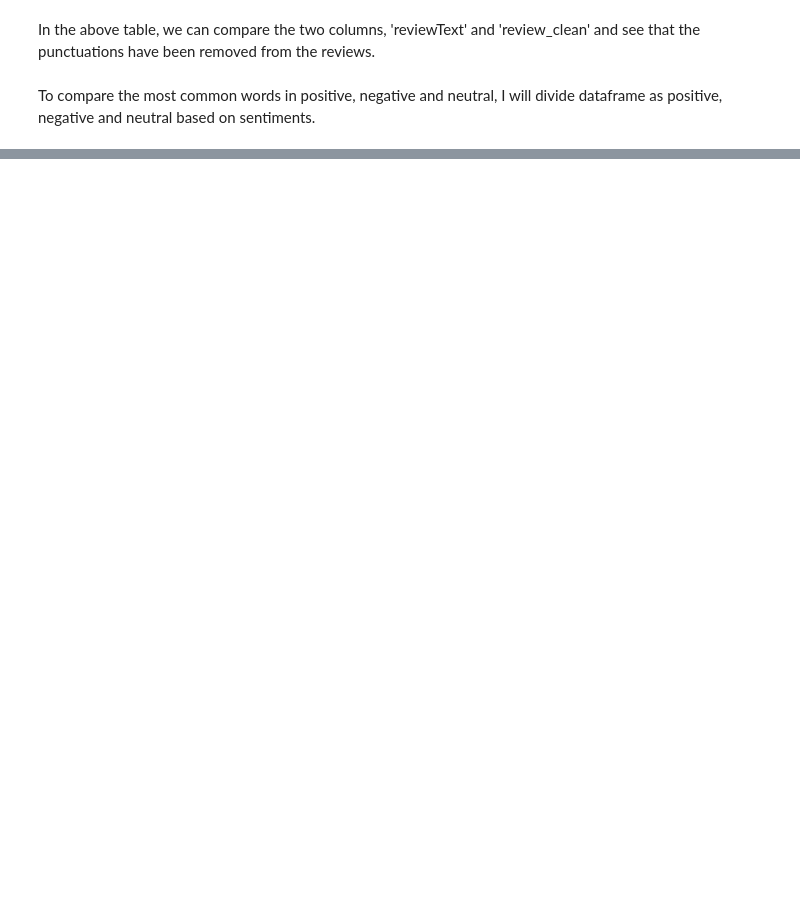
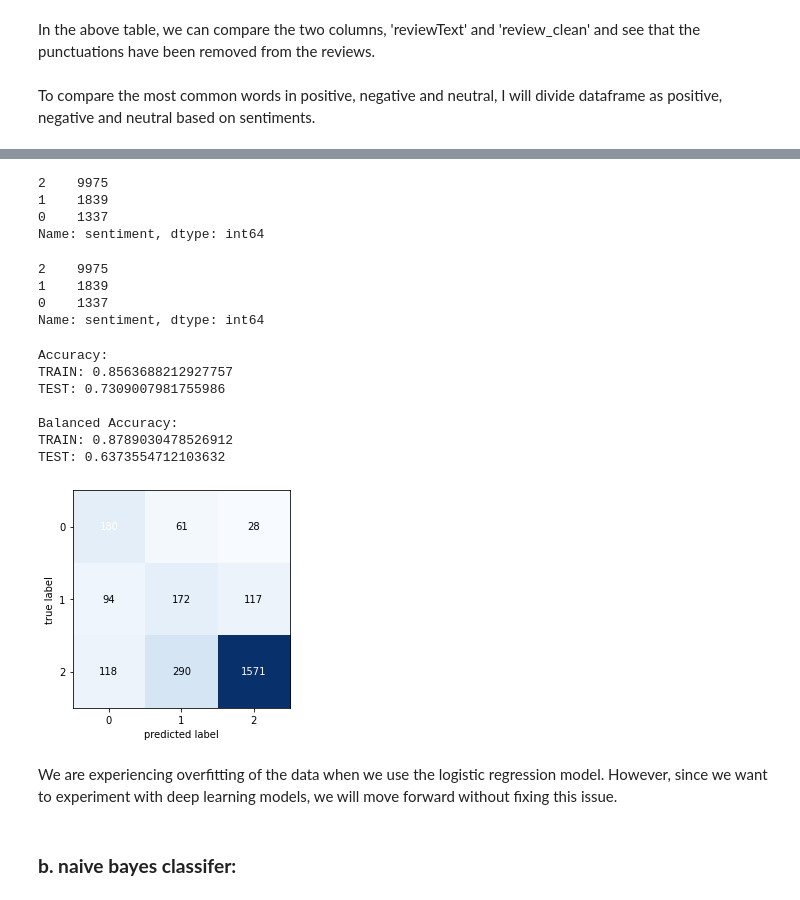
Before and after one commit to AnushkaGupta18/Sentimindle, a Jupyter notebook: Sentimindle.ipynb, the cells around one changed output, grey strips where cells are left out. Drawn from its saved outputs; the diff is of its cells as text; code cells hidden in the pictures; blank space fills up the shorter version.

```diff
--- a/Sentimindle.ipynb
+++ b/Sentimindle.ipynb
@@ -228,0 +241,7 @@ plt.tight_layout()
+# %%
+df['sentiment'].value_counts()
+# %% [output]
+2    9975
+1    1839
+0    1337
+Name: sentiment, dtype: int64
@@ -228,0 +252,62 @@ plt.tight_layout()
+# %%
+frames = [df_0, df_1, df_2]
+df_sampled = pd.concat(frames)
+# %%
+df_sampled['sentiment'].value_counts()
+# %% [output]
+2    9975
+1    1839
+0    1337
+Name: sentiment, dtype: int64
+# %%
+def logreg(df) :
+    #This function splits data to train and test, then vectorizes reviews and calculates results from LogReg.
+
+    #split train-test
+    X_train, X_test, y_train, y_test = train_test_split(df['review_clean'], df['sentiment'], test_size=0.2, random_state=42)
+
+    #define vectorizer and fit to data
+    word_vectorizer = TfidfVectorizer(sublinear_tf=True,strip_accents='unicode', analyzer='word',token_pattern=r'\w{1,}', stop_words='english', ngram_range=(1, 1),max_features=10000)
+
+    word_vectorizer.fit(df['review_clean'])
+
+    #train - test vectorized features
+    train_word_features = word_vectorizer.transform(X_train)
+    test_word_features = word_vectorizer.transform(X_test)
+
+    #choosing and fitting classifier
+    classifier = LogisticRegression(class_weight = "balanced", C=0.5, solver='sag')
+    classifier.fit(train_word_features, y_train)
+
+    #calculating results
+    y_pred_train = classifier.predict(train_word_features)
+    y_pred = classifier.predict(test_word_features)
+
+    print("Accuracy:")
+    print(f"TRAIN: {accuracy_score(y_train, y_pred_train)}")
+    print(f"TEST: {accuracy_score(y_test, y_pred)}")
+
+    print("\nBalanced Accuracy:")
+    print(f"TRAIN: {balanced_accuracy_score(y_train, y_pred_train)}")
+    print(f"TEST: {balanced_accuracy_score(y_test, y_pred)}")
+
+    #plot confusion matrix
+    cm = confusion_matrix(y_test, y_pred)
+    plot_confusion_matrix(cm)
+    plt.show()
+# %%
+
+logreg(df_sampled)
+# %% [output]
+Accuracy:
+TRAIN: 0.8563688212927757
+TEST: 0.7309007981755986
+
+Balanced Accuracy:
+TRAIN: 0.8789030478526912
+TEST: 0.6373554712103632
+[figure, added]
+# %% [markdown]
+We are experiencing overfitting of the data when we use the logistic regression model. However, since we want to experiment with deep learning models, we will move forward without fixing this issue.
+# %% [markdown]
+### **b. naive bayes classifer:**
```
Also changed, not shown: parts of 38 cells of this notebook.
